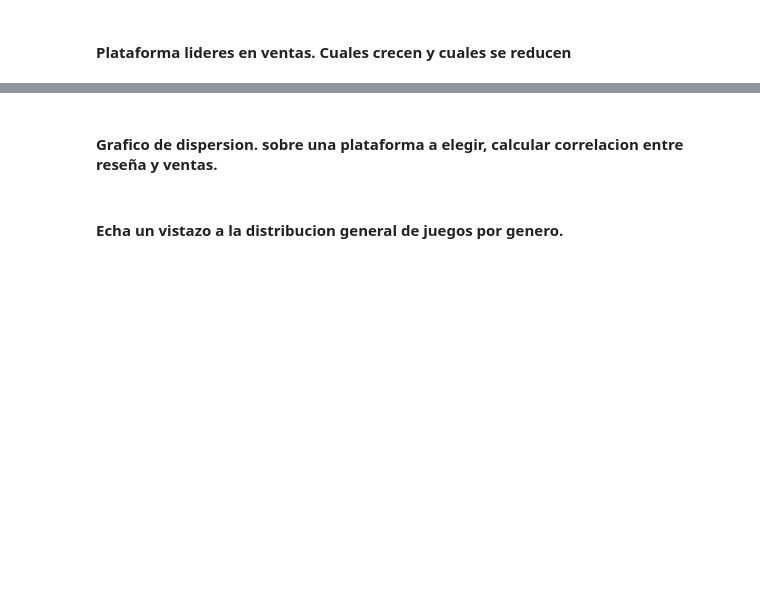
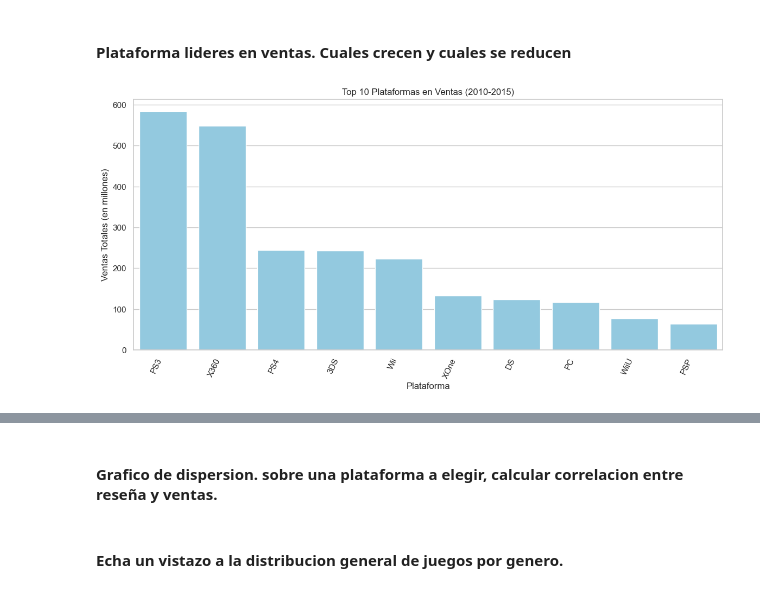
Before and after one commit to ErayFaSol/proyectosDataScience, a Jupyter notebook: proyecto6.ipynb, the cells around one changed output, grey strips where cells are left out. Cells and saved outputs as stored; diff of their text form; code cells hidden in the pictures; blank space fills up the shorter version.

```diff
--- a/proyecto6.ipynb
+++ b/proyecto6.ipynb
@@ -254,3 +263,15 @@ Finalmente tenemos el caso de las PS2, desde el 200 observamo que inicia con ven
 Tras analizar las 5 consolas notamos que despues de su pico mas alto en venta tienen a disminuir drasticamente sus ventas hasta llegar al presente. En promedio el tiempo de vida de las consolas es de 10 años en ventas, si observamos las ventas de la PS2 y del DS ambas consolas dejaron de registrar ventas antes del 2016 y tienen 11 y 9 años respectivamente, una estadistica que se parece al resto de las consolas en la grafica, y  al ver como calleron las ventas en los años posteriores podemos decir que estas conoslas ya estan desapareciendo.
 # %% [markdown]
 #### Periodo 2010 - 2015
+# %%
+# Seleccion de perido
+periodo = [2010, 2015]
+
+# Filtrar datos para el periodo establecido
+data_period = df[(df['year_of_release'] >= periodo[0]) & (df['year_of_release'] <= periodo[1])]
+
+# Mostrar datos
+display(data_period.head(15))
+
+# Informacion de los datos
+print(data_period.info())
@@ -257,2 +315,23 @@ Tras analizar las 5 consolas notamos que despues de su pico mas alto en venta ti
 # %% [markdown]
 #### Plataforma lideres en ventas. Cuales crecen y cuales se reducen
+# %%
+# Identificar las plataformas líderes en ventas
+platform_sales = data_period.groupby('platform')['total_sales'].sum().sort_values(ascending=False)
+top_platforms = platform_sales.head(10)  # Puedes ajustar el número según tus necesidades
+
+# Visualizar las plataformas líderes en ventas
+# grafico de barras
+sns.set(style='whitegrid')
+plt.figure(figsize=(14, 6))
+
+bars = sns.barplot(x=top_platforms.index, y=top_platforms.values, color="skyblue")
+plt.title('Top 10 Plataformas en Ventas (2010-2015)')
+plt.xlabel('Plataforma')
+plt.ylabel('Ventas Totales (en millones)')
+bars.set_xticklabels(bars.get_xticklabels(), rotation=65, horizontalalignment='right')
+
+# Mostrar el gráfico
+plt.show()
+#Mostrar tabla
+# %% [output]
+[figure, added]
```
Also changed, not shown: parts of 11 cells of this notebook.
